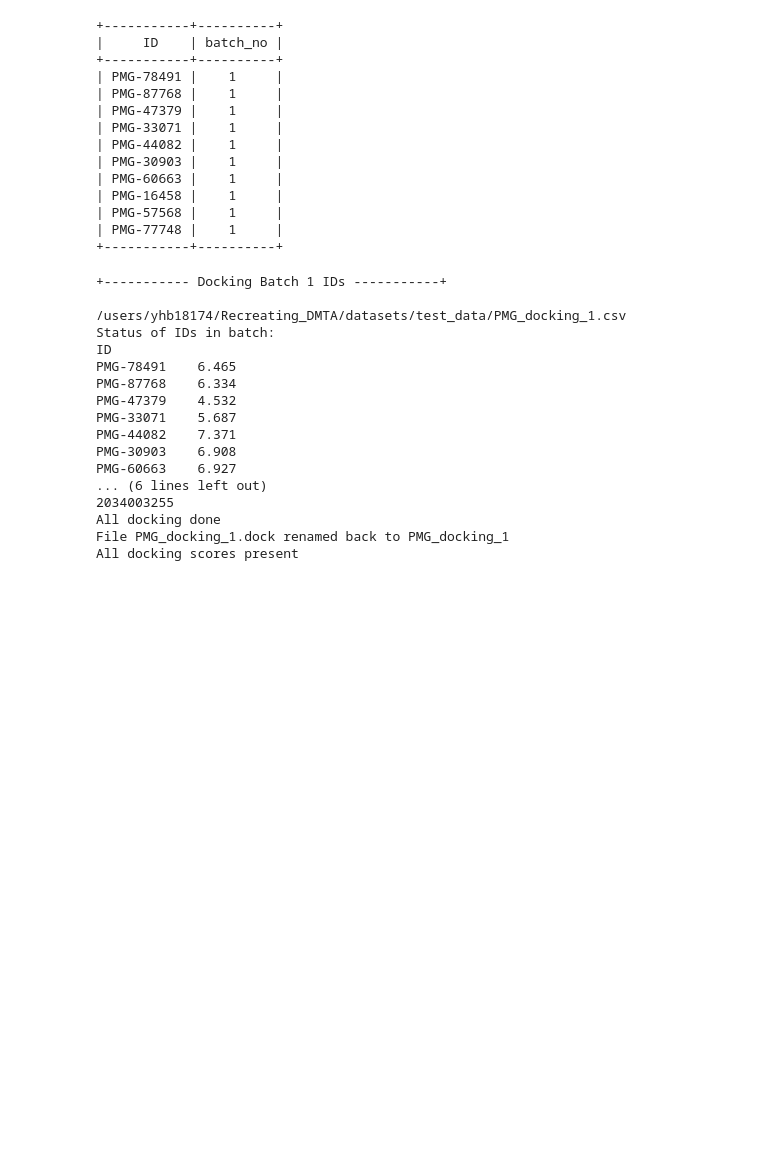
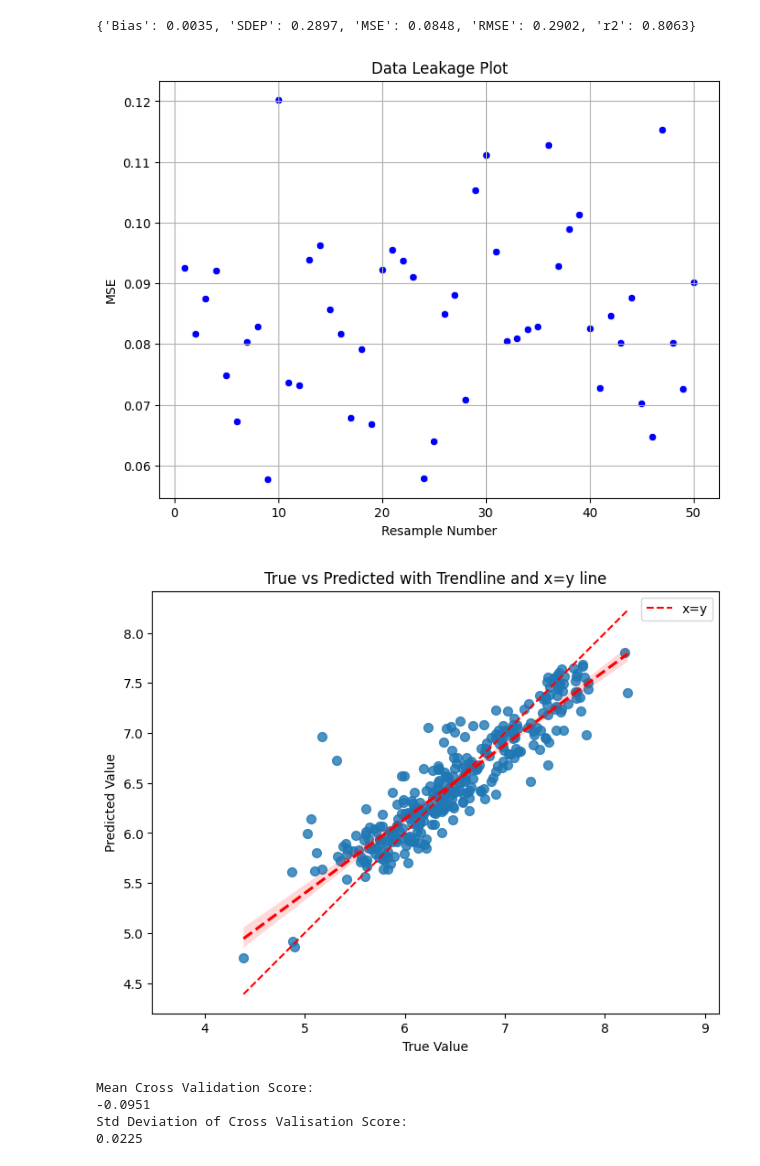
Before and after one commit to yhb18174/Recreating_DMTA, a Jupyter notebook: scripts/run/run_testing.ipynb, the cells around one changed output. Saved outputs shown, nothing was run; the diff lists cells and outputs as text; code cells hidden in the pictures; blank space fills up the shorter version.

```diff
--- a/scripts/run/run_testing.ipynb
+++ b/scripts/run/run_testing.ipynb
@@ -212,38 +100,15 @@ NameError: name 'c' is not defined
-# %%
-sel_df = run.SelectCmpds(iteration=1, prev_it_dir=run.prev_it_dir)
-sel_idx = sel_df.index.tolist()
-# %% [output]
-+-----------+----------+
-|     ID    | batch_no |
-+-----------+----------+
-| PMG-78491 |    1     |
-| PMG-87768 |    1     |
-| PMG-47379 |    1     |
-| PMG-33071 |    1     |
-| PMG-44082 |    1     |
-| PMG-30903 |    1     |
-| PMG-60663 |    1     |
-| PMG-16458 |    1     |
-| PMG-57568 |    1     |
-| PMG-77748 |    1     |
-+-----------+----------+
-# %%
-dock = run.RunDocking()
-# %% [output]
-+----------- Docking Batch 1 IDs -----------+
-
-/users/yhb18174/Recreating_DMTA/datasets/test_data/PMG_docking_1.csv
-Status of IDs in batch:
-ID
-PMG-78491    6.465
-PMG-87768    6.334
-PMG-47379    4.532
-PMG-33071    5.687
-PMG-44082    7.371
-PMG-30903    6.908
-PMG-60663    6.927
-... (6 lines left out)
-2034003255
-All docking done
-File PMG_docking_1.dock renamed back to PMG_docking_1
-All docking scores present
+# %%
+c
+# %% [output]
+{'Bias': 0.0035, 'SDEP': 0.2897, 'MSE': 0.0848, 'RMSE': 0.2902, 'r2': 0.8063}
+# %%
+model.AnalyseModel(plot_resample_preds=True,
+                    resample_n=2,
+                    show_cv_scores=True)
+# %% [output]
+[figure, added]
+[figure, added]
+Mean Cross Validation Score:
+-0.0951
+Std Deviation of Cross Valisation Score:
+0.0225
```
Also changed, not shown: parts of 8 cells of this notebook, 8 other files.
